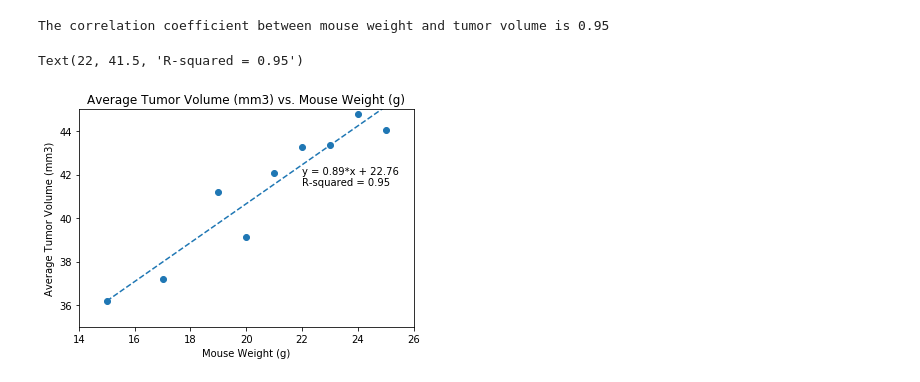
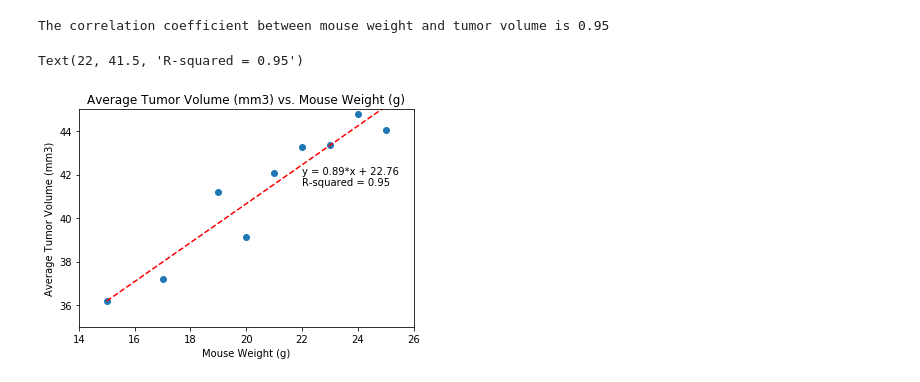
Before and after one commit to dborowski16/matplotlib-challenge, a Jupyter notebook: Pymaceuticals/Pymaceuticals.ipynb, the cells around one changed output. Cells and saved outputs as stored; diff of their text form; code cells hidden in the pictures.

```diff
--- a/Pymaceuticals/Pymaceuticals.ipynb
+++ b/Pymaceuticals/Pymaceuticals.ipynb
@@ -314,13 +286,14 @@ cap_fit = cap_slope * weight + cap_int
 # %%
+# Regenerating the x,y scatter and adding the linear regression line to the chart
 plt.scatter(weight, volume)
-plt.plot(weight,cap_fit,'--')
+plt.plot(weight,cap_fit,'--', c='r')
 plt.xlabel('Mouse Weight (g)')
 plt.ylabel('Average Tumor Volume (mm3)')
 plt.title('Average Tumor Volume (mm3) vs. Mouse Weight (g)')
 plt.xlim(14,26)
 plt.ylim(35,45)
 plt.text(22,42,f'y = {round(cap_slope,2)}*x + {round(cap_int,2)}')
 plt.text(22,41.5,f'R-squared = {round(cap_corr,2)}')
 # %% [output]
 Text(22, 41.5, 'R-squared = 0.95')
-[figure, old version]
+[figure, new version]
```
Also changed, not shown: parts of 17 cells of this notebook.
